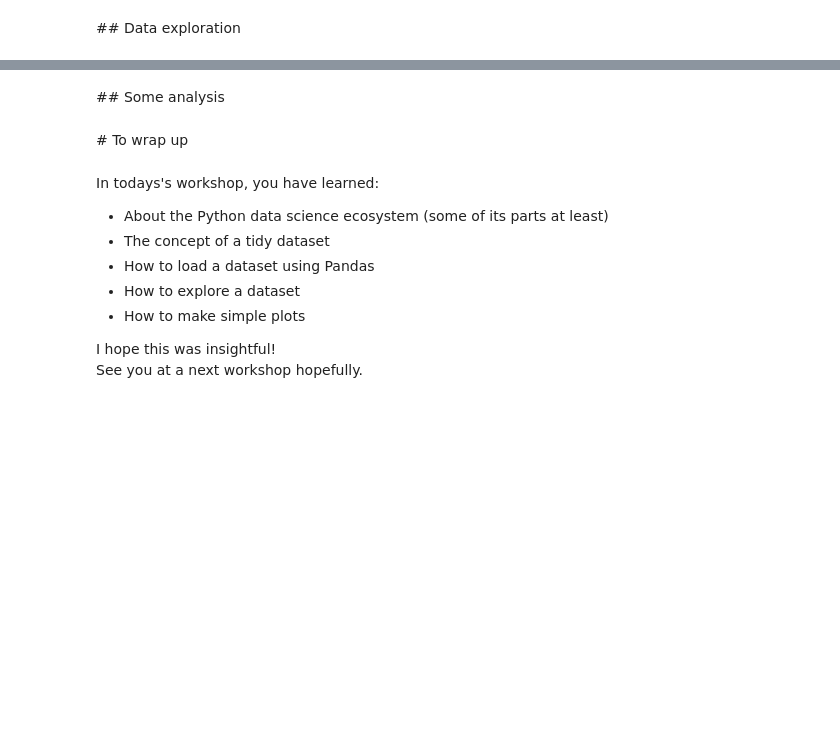
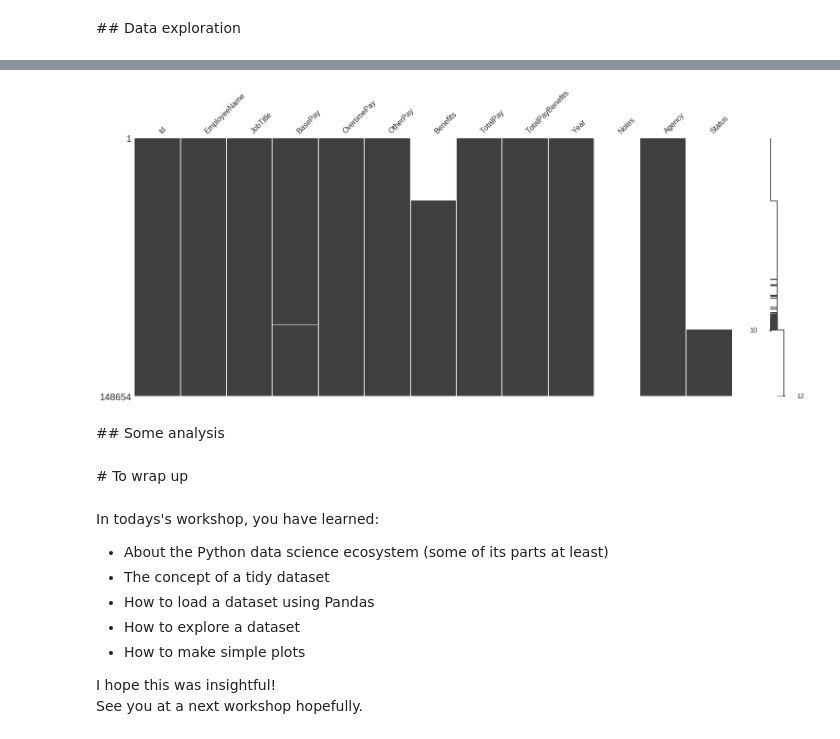
Before and after one commit to yassineAlouini/first-steps-data-science, a Jupyter notebook: first_steps_in_data_science.ipynb, the cells around one changed output, grey strips where cells are left out. Cells and saved outputs as stored; diff of their text form; code cells hidden in the pictures; blank space fills up the shorter version.

Commit message:
Load the data and some exploration. Add the workshop slides. Add the env

```diff
--- a/first_steps_in_data_science.ipynb
+++ b/first_steps_in_data_science.ipynb
@@ -44,2 +56,4 @@ Today, we will be working with the San Francisco Salaries dataset. You can downl
+# %%
+sf_slaries_df = pd.read_csv('data/Salaries.csv')
 # %% [markdown]
 ## Data exploration
@@ -46,3 +114,7 @@ Today, we will be working with the San Francisco Salaries dataset. You can downl
+# %%
+msno.matrix(sf_slaries_df)
+# %% [output]
+[figure, added]
 # %% [markdown]
 ## Some analysis
 # %% [markdown]
```
Also changed, not shown: parts of 12 cells of this notebook, 4 other files.
